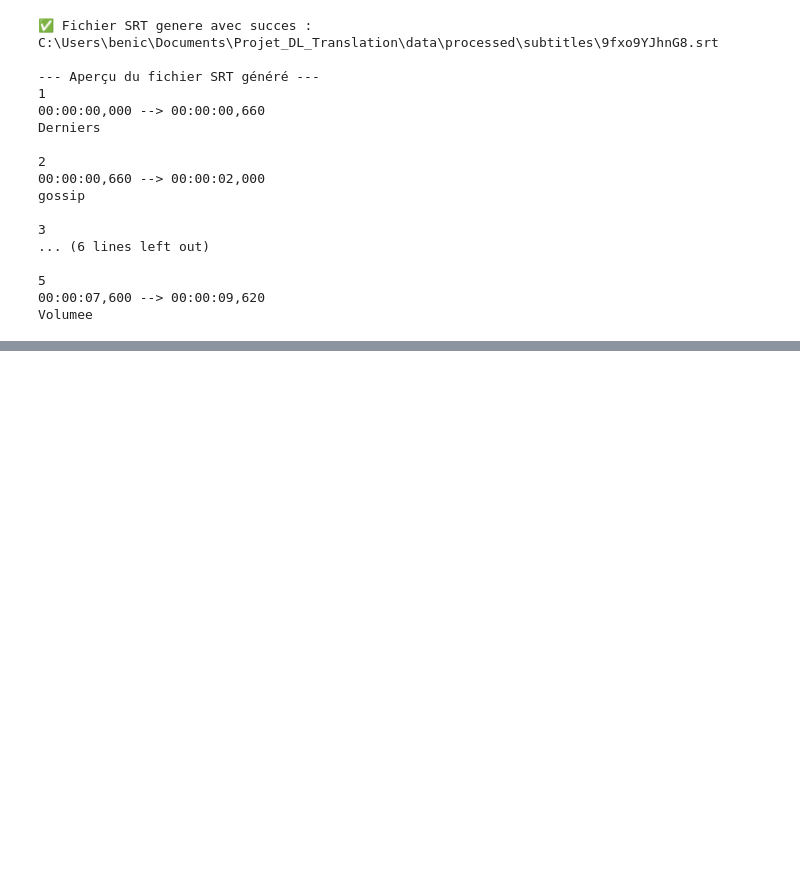
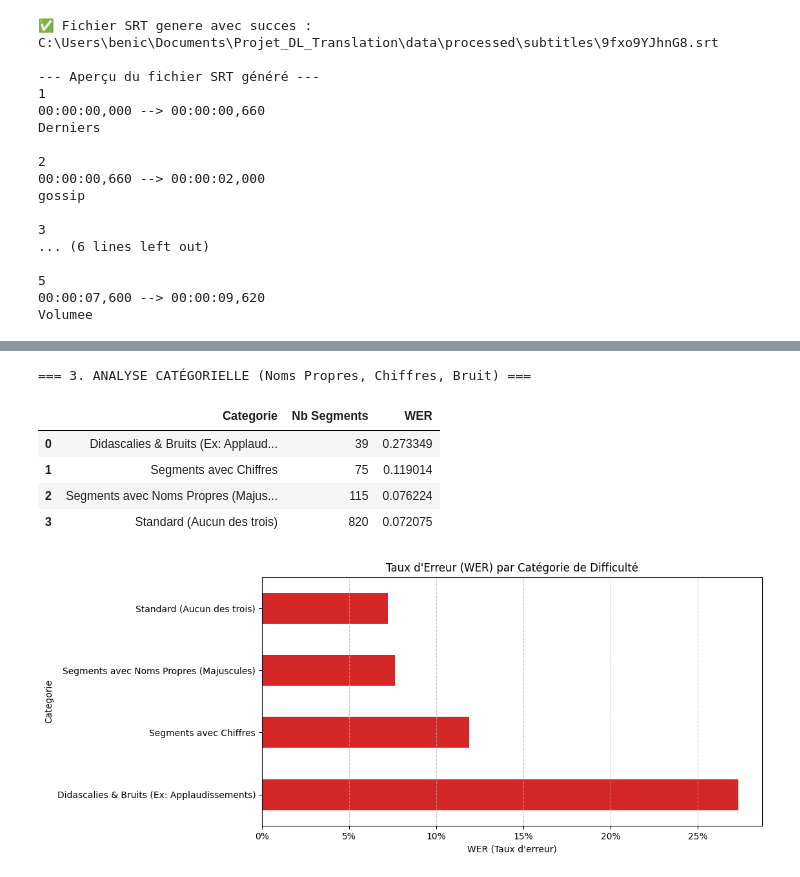
Before and after one commit to CoverilleCodeGit00/Project_DL_Translation, a Jupyter notebook: notebooks/03_asr_inference.ipynb.ipynb, the cells around one changed output, grey strips where cells are left out. Cells and saved outputs as stored; diff of their text form; code cells hidden in the pictures; blank space fills up the shorter version.

```diff
--- a/notebooks/03_asr_inference.ipynb.ipynb
+++ b/notebooks/03_asr_inference.ipynb.ipynb
@@ -105,0 +142,15 @@ pd.reset_option('display.max_colwidth')
+# %%
+print("=== 2. ANALYSE DES PIRES ERREURS ===")
+print("Qu'est-ce qui fait trébucher le modèle ?\n")
+
+worst_df = evaluator.get_worst_segments(top_n=10)
+
+pd.set_option('display.max_colwidth', None)
+display_cols = ['wer', 'text_fr', 'text_pred']
+
+# On met le WER en pourcentage pour l'affichage
+worst_display = worst_df[display_cols].copy()
+worst_display['wer'] = worst_display['wer'].apply(lambda x: f"{x*100:.0f}%")
+
+display(worst_display)
+pd.reset_option('display.max_colwidth')
@@ -105,0 +171,26 @@ pd.reset_option('display.max_colwidth')
+# %%
+print("=== 3. ANALYSE CATÉGORIELLE (Noms Propres, Chiffres, Bruit) ===")
+
+df_categories = evaluator.analyze_error_categories()
+display(df_categories)
+
+# Visualisation Graphique
+if not df_categories.empty:
+    df_plot = df_categories.set_index('Categorie')
+    ax = df_plot['WER'].plot(kind='barh', color='#d62728', figsize=(10, 5))
+    plt.title("Taux d'Erreur (WER) par Catégorie de Difficulté")
+    plt.xlabel("WER (Taux d'erreur)")
+
+    # Formater l'axe X en pourcentage
+    ax.xaxis.set_major_formatter(plt.FuncFormatter(lambda x, _: f'{x*100:.0f}%'))
+
+    plt.grid(axis='x', linestyle='--', alpha=0.7)
+    plt.show()
+# %% [output]
+=== 3. ANALYSE CATÉGORIELLE (Noms Propres, Chiffres, Bruit) ===
+|  | Categorie | Nb Segments | WER |
+| 0 | Didascalies & Bruits (Ex: Applaud... | 39 | 0.273349 |
+| 1 | Segments avec Chiffres | 75 | 0.119014 |
+| 2 | Segments avec Noms Propres (Majus... | 115 | 0.076224 |
+| 3 | Standard (Aucun des trois) | 820 | 0.072075 |
+[figure, added]
```
Also changed, not shown: parts of 5 cells of this notebook, 8 other files.
